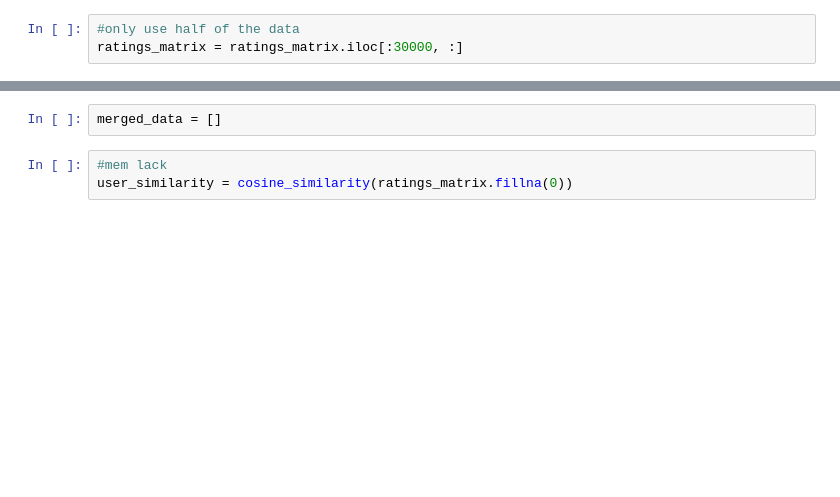
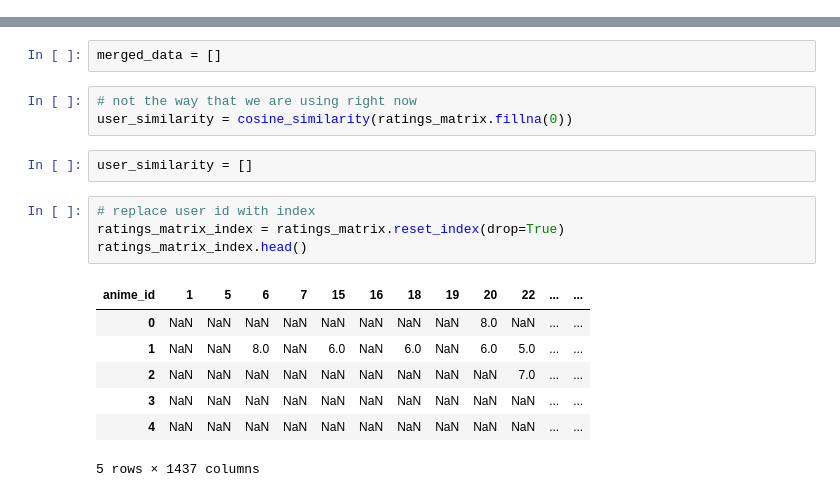
Before and after one commit to DevNerds2020/imdb-recommender-system, a Jupyter notebook: main.ipynb, the cells around one changed output, grey strips where cells are left out. Saved outputs shown, nothing was run; the diff lists cells and outputs as text; blank space fills up the shorter version.

```diff
--- a/main.ipynb
+++ b/main.ipynb
@@ -53,3 +122,0 @@ ratings_matrix.shape
-# %%
-#only use half of the data
-ratings_matrix = ratings_matrix.iloc[:30000, :]
@@ -60,5 +123,19 @@ ratings_matrix.shape
 # %%
 merged_data = []
 # %%
-#mem lack
+# not the way that we are using right now
 user_similarity = cosine_similarity(ratings_matrix.fillna(0))
+# %%
+user_similarity = []
+# %%
+# replace user id with index
+ratings_matrix_index = ratings_matrix.reset_index(drop=True)
+ratings_matrix_index.head()
+# %% [output]
+| anime_id | 1 | 5 | 6 | 7 | 15 | 16 | 18 | 19 | 20 | 22 | ... | ... |
+| 0 | NaN | NaN | NaN | NaN | NaN | NaN | NaN | NaN | 8.0 | NaN | ... | ... |
+| 1 | NaN | NaN | 8.0 | NaN | 6.0 | NaN | 6.0 | NaN | 6.0 | 5.0 | ... | ... |
+| 2 | NaN | NaN | NaN | NaN | NaN | NaN | NaN | NaN | NaN | 7.0 | ... | ... |
+| 3 | NaN | NaN | NaN | NaN | NaN | NaN | NaN | NaN | NaN | NaN | ... | ... |
+| 4 | NaN | NaN | NaN | NaN | NaN | NaN | NaN | NaN | NaN | NaN | ... | ... |
+5 rows × 1437 columns
```
Also changed, not shown: parts of 20 cells of this notebook, 2 other files.
